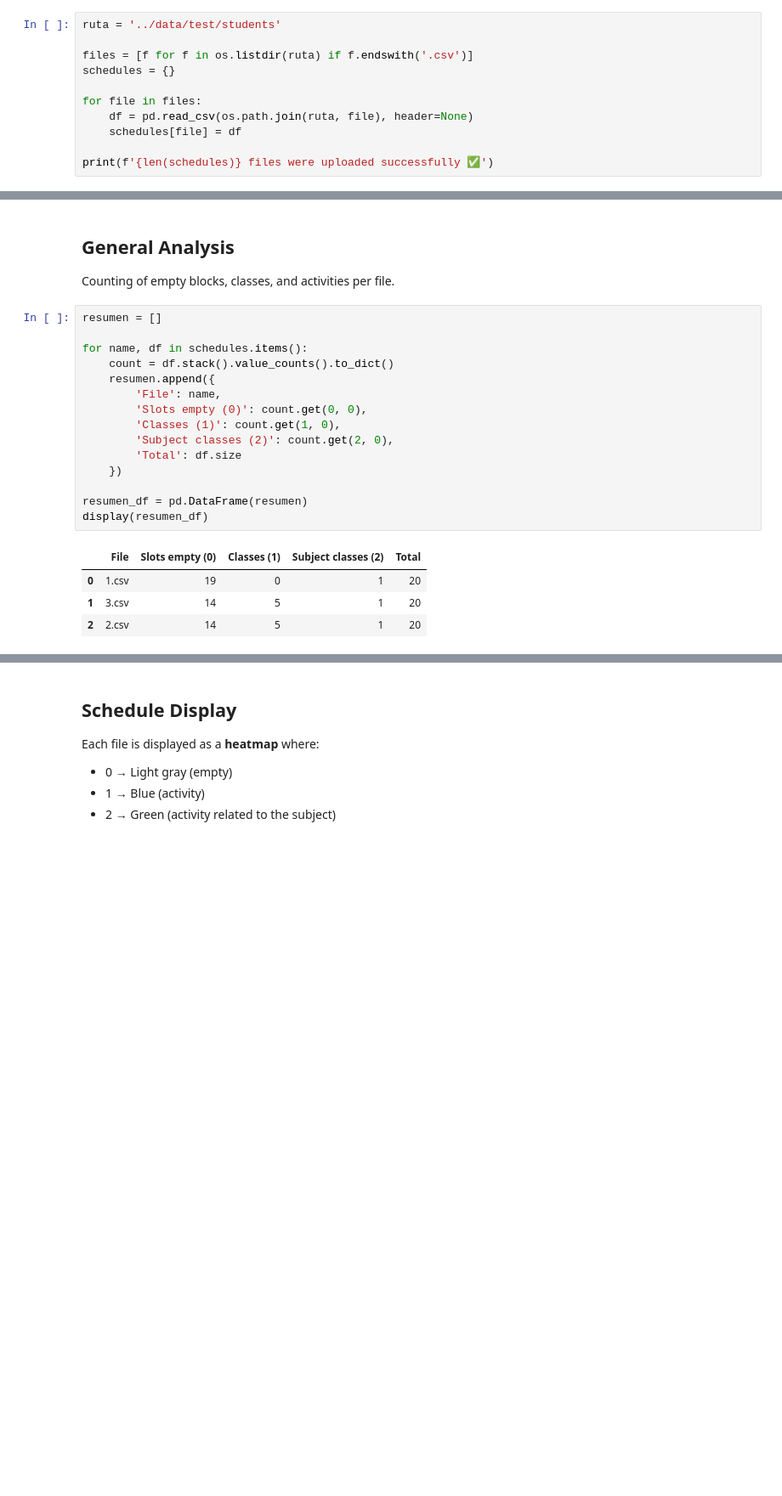
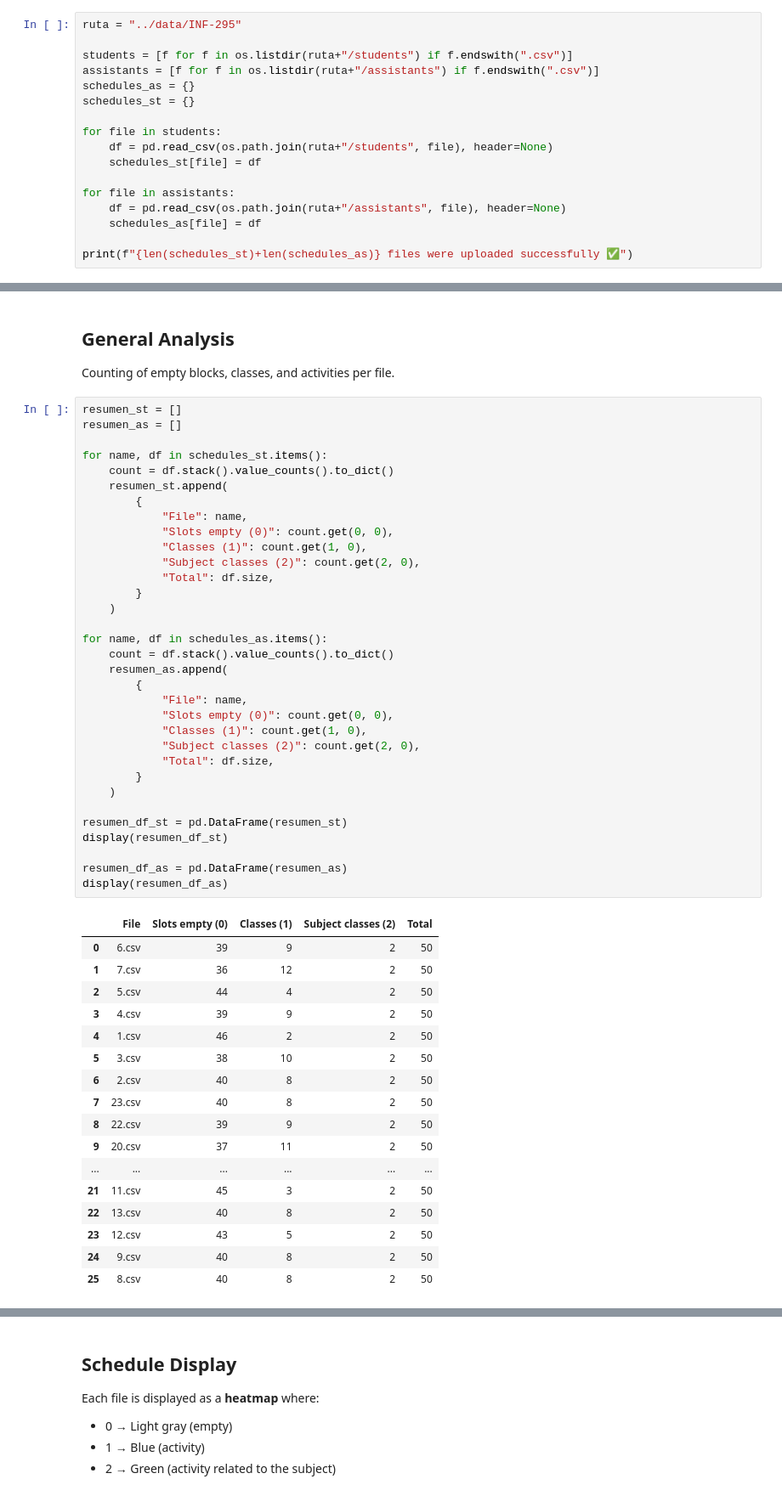
Before and after one commit to Camilu-png/student-assistant-scheduling, a Jupyter notebook: notebooks/schedule_distribution_analysis.ipynb, the cells around one changed output, grey strips where cells are left out. Shown at 85% size. Saved outputs shown, nothing was run; the diff lists cells and outputs as text; blank space fills up the shorter version.

```diff
--- a/notebooks/schedule_distribution_analysis.ipynb
+++ b/notebooks/schedule_distribution_analysis.ipynb
@@ -10,14 +12,20 @@ import os
 # %% [markdown]
 ## Upload CSV files
 # %%
-ruta = '../data/test/students'
+ruta = "../data/INF-295"
 
-files = [f for f in os.listdir(ruta) if f.endswith('.csv')]
-schedules = {}
+students = [f for f in os.listdir(ruta+"/students") if f.endswith(".csv")]
+assistants = [f for f in os.listdir(ruta+"/assistants") if f.endswith(".csv")]
+schedules_as = {}
+schedules_st = {}
 
-for file in files:
-    df = pd.read_csv(os.path.join(ruta, file), header=None)
-    schedules[file] = df
+for file in students:
+    df = pd.read_csv(os.path.join(ruta+"/students", file), header=None)
+    schedules_st[file] = df
 
-print(f'{len(schedules)} files were uploaded successfully ✅')
+for file in assistants:
+    df = pd.read_csv(os.path.join(ruta+"/assistants", file), header=None)
+    schedules_as[file] = df
+
+print(f"{len(schedules_st)+len(schedules_as)} files were uploaded successfully ✅")
 # %% [output]
@@ -26,22 +34,53 @@ print(f'{len(schedules)} files were uploaded successfully ✅')
 ## General Analysis
 Counting of empty blocks, classes, and activities per file.
 # %%
-resumen = []
+resumen_st = []
+resumen_as = []
 
-for name, df in schedules.items():
+for name, df in schedules_st.items():
     count = df.stack().value_counts().to_dict()
-    resumen.append({
-        'File': name,
-        'Slots empty (0)': count.get(0, 0),
-        'Classes (1)': count.get(1, 0),
-        'Subject classes (2)': count.get(2, 0),
-        'Total': df.size
-    })
+    resumen_st.append(
+        {
+            "File": name,
+            "Slots empty (0)": count.get(0, 0),
+            "Classes (1)": count.get(1, 0),
+            "Subject classes (2)": count.get(2, 0),
+            "Total": df.size,
+        }
+    )
 
-resumen_df = pd.DataFrame(resumen)
-display(resumen_df)
+for name, df in schedules_as.items():
+    count = df.stack().value_counts().to_dict()
+    resumen_as.append(
+        {
+            "File": name,
+            "Slots empty (0)": count.get(0, 0),
+            "Classes (1)": count.get(1, 0),
+            "Subject classes (2)": count.get(2, 0),
+            "Total": df.size,
+        }
+    )
+
+resumen_df_st = pd.DataFrame(resumen_st)
+display(resumen_df_st)
+
+resumen_df_as = pd.DataFrame(resumen_as)
+display(resumen_df_as)
 # %% [output]
 |  | File | Slots empty (0) | Classes (1) | Subject classes (2) | Total |
-| 0 | 1.csv | 19 | 0 | 1 | 20 |
-| 1 | 3.csv | 14 | 5 | 1 | 20 |
-| 2 | 2.csv | 14 | 5 | 1 | 20 |
+| 0 | 6.csv | 39 | 9 | 2 | 50 |
+| 1 | 7.csv | 36 | 12 | 2 | 50 |
+| 2 | 5.csv | 44 | 4 | 2 | 50 |
+| 3 | 4.csv | 39 | 9 | 2 | 50 |
+| 4 | 1.csv | 46 | 2 | 2 | 50 |
+| 5 | 3.csv | 38 | 10 | 2 | 50 |
+| 6 | 2.csv | 40 | 8 | 2 | 50 |
+| 7 | 23.csv | 40 | 8 | 2 | 50 |
+| 8 | 22.csv | 39 | 9 | 2 | 50 |
+| 9 | 20.csv | 37 | 11 | 2 | 50 |
+| ... | ... | ... | ... | ... | ... |
+| 21 | 11.csv | 45 | 3 | 2 | 50 |
+| 22 | 13.csv | 40 | 8 | 2 | 50 |
+| 23 | 12.csv | 43 | 5 | 2 | 50 |
+| 24 | 9.csv | 40 | 8 | 2 | 50 |
+| 25 | 8.csv | 40 | 8 | 2 | 50 |
```
Also changed, not shown: parts of 9 cells of this notebook.
